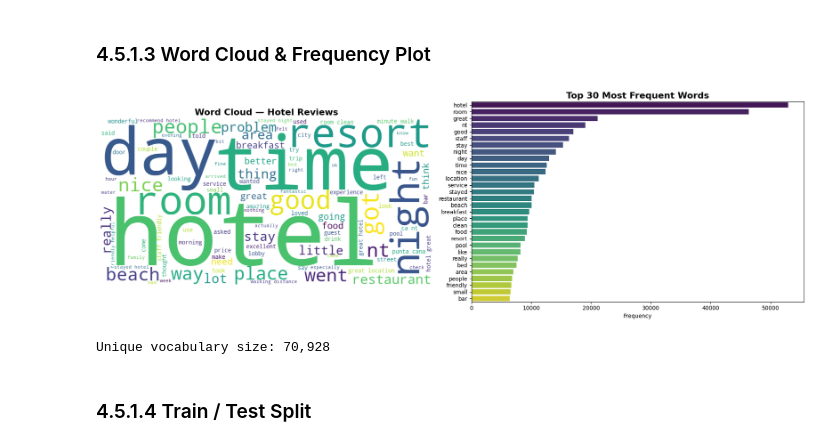
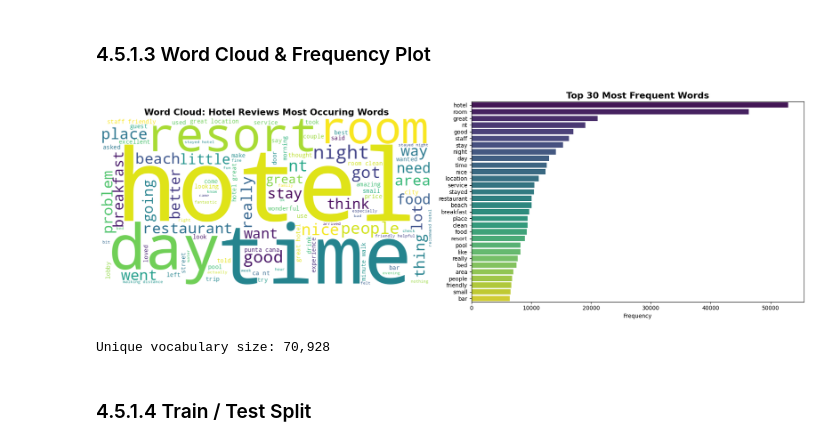
Before and after one commit to nl-codes/6CS012-Artificial-Intelligence-and-Machine-Learning, a Jupyter notebook: assessment/nlp_task/nlp-task.ipynb, the cells around one changed output. Drawn from its saved outputs; the diff is of its cells as text; code cells hidden in the pictures.

```diff
--- a/assessment/nlp_task/nlp-task.ipynb
+++ b/assessment/nlp_task/nlp-task.ipynb
@@ -109,14 +120,8 @@ All libraries loaded ✓
 # %% [markdown]
 ### 4.5.1.1 Load Data
 # %%
-# ─────────────────────────────────────────────────────────────────────────────
-# Load the Hotel Review dataset.
-# Expected columns: 'Review' (text) and 'Rating' (integer 1–5).
-# If you have a local CSV file, replace the path below.
-# ─────────────────────────────────────────────────────────────────────────────
-
-# ── Option A: Load from a local CSV file ─────────────────────────────────────
-df = pd.read_csv("Dataset/Hotel_Reviews.csv")
+# df = pd.read_csv("Dataset/Hotel_Reviews.csv")
+df = pd.read_csv("/content/drive/MyDrive/ai/ai - assessment: Group A/Hotel_Reviews.csv")
 
 print(f"Dataset shape : {df.shape}")
 print(f'Rating distribution:\n{df["Rating"].value_counts().sort_index()}')
@@ -196,36 +193,34 @@ Cleaned  : nice hotel expensive parking got good deal stay hotel anniversary arr
 # %% [markdown]
 ### 4.5.1.3 Word Cloud & Frequency Plot
 # %%
-# ─────────────────────────────────────────────────────────────────────────────
-# Visualise the most frequent tokens in the cleaned corpus.
-# ─────────────────────────────────────────────────────────────────────────────
-
 all_words = " ".join(df["clean_review"])
 word_freq = Counter(all_words.split())
 
 fig, axes = plt.subplots(1, 2, figsize=(18, 6))
 
 # ── Word Cloud ────────────────────────────────────────────────────────────────
 wc = WordCloud(
     width=800, height=400, background_color="white", colormap="viridis", max_words=100
 ).generate(all_words)
 
 axes[0].imshow(wc, interpolation="bilinear")
 axes[0].axis("off")
-axes[0].set_title("Word Cloud — Hotel Reviews", fontsize=16, fontweight="bold")
+axes[0].set_title(
+    "Word Cloud: Hotel Reviews Most Occuring Words", fontsize=16, fontweight="bold"
+)
 
 # ── Top-30 Frequency Bar Chart ────────────────────────────────────────────────
 top_words = pd.DataFrame(word_freq.most_common(30), columns=["Word", "Count"])
 sns.barplot(data=top_words, x="Count", y="Word", palette="viridis", ax=axes[1])
 axes[1].set_title("Top 30 Most Frequent Words", fontsize=16, fontweight="bold")
 axes[1].set_xlabel("Frequency")
 axes[1].set_ylabel("")
 
 plt.tight_layout()
 plt.show()
 print(f"Unique vocabulary size: {len(word_freq):,}")
 # %% [output]
-[figure, old version]
+[figure, new version]
 Unique vocabulary size: 70,928
 # %% [markdown]
 ### 4.5.1.4 Train / Test Split
```
Also changed, not shown: parts of 36 cells of this notebook.
